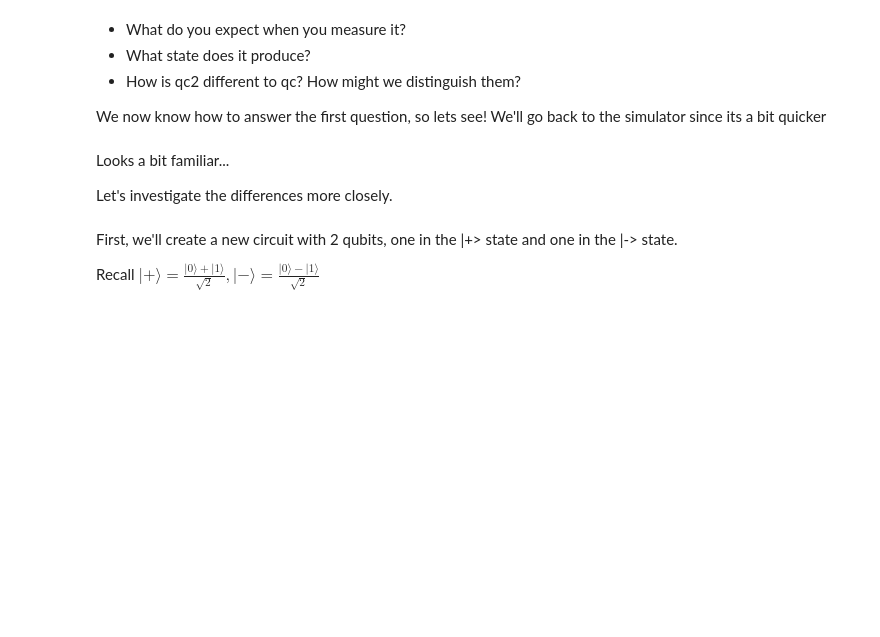
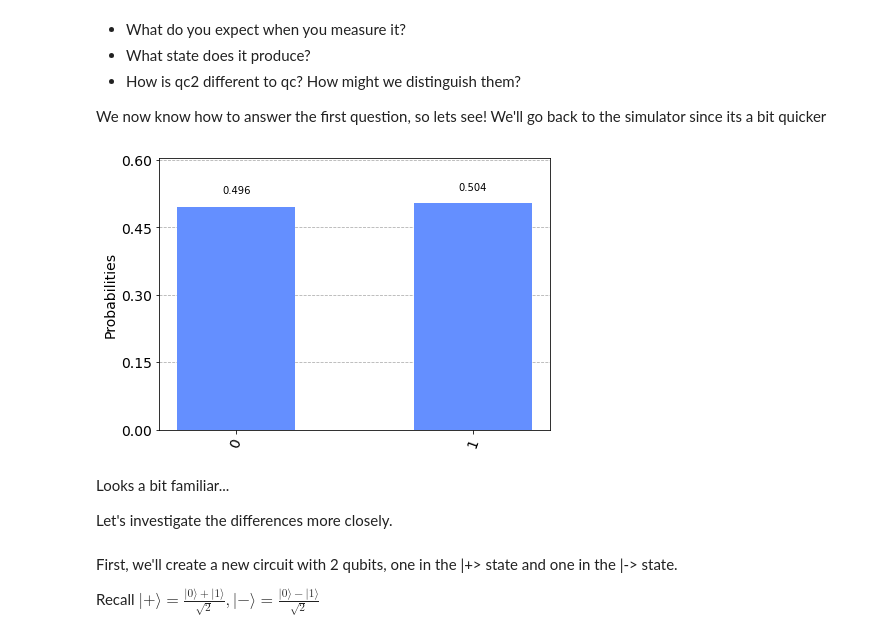
Before and after one commit to edwinagnew/highschool-course, a Jupyter notebook: Qiskit_Introduction.ipynb, the cells around one changed output. Saved outputs shown, nothing was run; the diff lists cells and outputs as text; code cells hidden in the pictures; blank space fills up the shorter version.

```diff
--- a/Qiskit_Introduction.ipynb
+++ b/Qiskit_Introduction.ipynb
@@ -85,8 +100,10 @@ qc2.draw(output='mpl')
 We now know how to answer the first question, so lets see! We'll go back to the simulator since its a bit quicker
 # %%
 backend = Aer.get_backend("qasm_simulator")
-result = execute(qc, backend, shots=1024).result()
+result = execute(qc2, backend, shots=1024).result()
 plot_histogram(result.get_counts())
+# %% [output]
+[figure, added]
 # %% [markdown]
 Looks a bit familiar...
 
```
Also changed, not shown: parts of 12 cells of this notebook.
